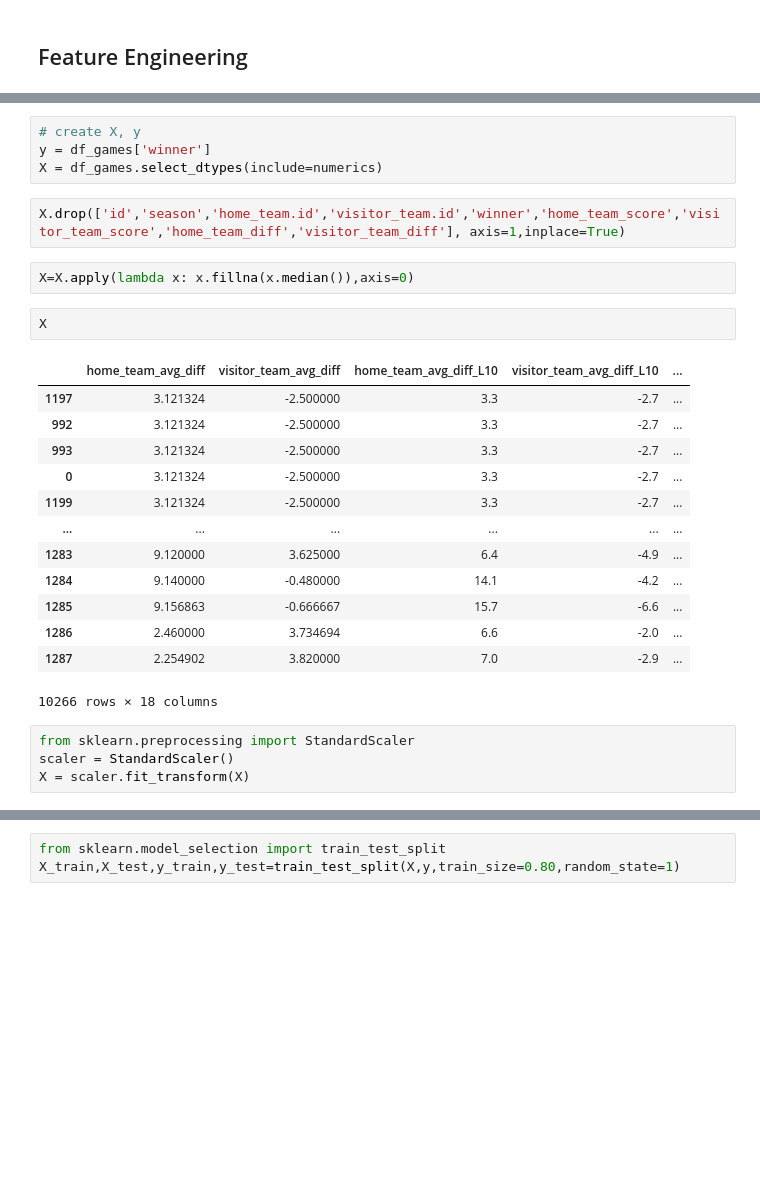
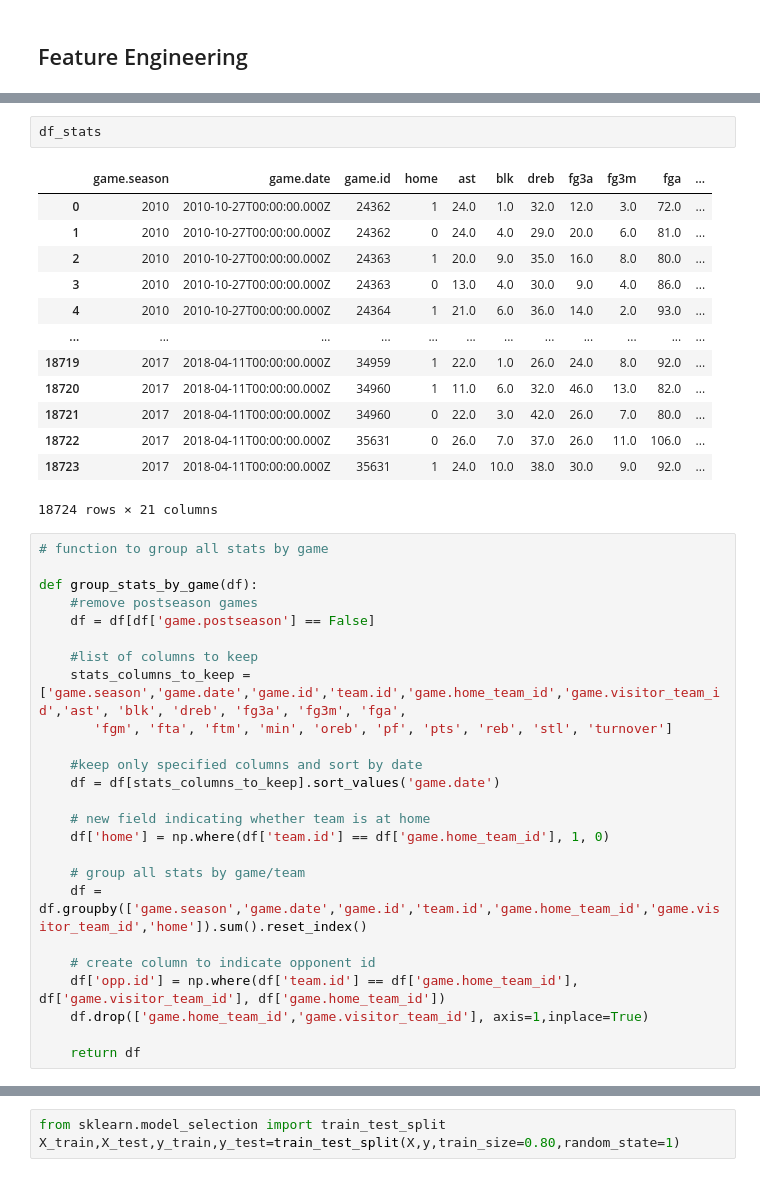
Before and after one commit to kyletsang0/LHL-Final-NBA-Predictor, a Jupyter notebook: NBA Predictor.ipynb, the cells around one changed output, grey strips where cells are left out. Drawn from its saved outputs; the diff is of its cells as text; blank space fills up the shorter version.

```diff
--- a/NBA Predictor.ipynb
+++ b/NBA Predictor.ipynb
@@ -174,28 +103,41 @@ numerics = ['int16', 'int32', 'int64', 'float16', 'float32', 'float64']
-# %%
-# create X, y
-y = df_games['winner']
-X = df_games.select_dtypes(include=numerics)
-# %%
-X.drop(['id','season','home_team.id','visitor_team.id','winner','home_team_score','visitor_team_score','home_team_diff','visitor_team_diff'], axis=1,inplace=True)
-# %%
-X=X.apply(lambda x: x.fillna(x.median()),axis=0)
-# %%
-X
-# %% [output]
-|  | home_team_avg_diff | visitor_team_avg_diff | home_team_avg_diff_L10 | visitor_team_avg_diff_L10 | ... |
-| 1197 | 3.121324 | -2.500000 | 3.3 | -2.7 | ... |
-| 992 | 3.121324 | -2.500000 | 3.3 | -2.7 | ... |
-| 993 | 3.121324 | -2.500000 | 3.3 | -2.7 | ... |
-| 0 | 3.121324 | -2.500000 | 3.3 | -2.7 | ... |
-| 1199 | 3.121324 | -2.500000 | 3.3 | -2.7 | ... |
-| ... | ... | ... | ... | ... | ... |
-| 1283 | 9.120000 | 3.625000 | 6.4 | -4.9 | ... |
-| 1284 | 9.140000 | -0.480000 | 14.1 | -4.2 | ... |
-| 1285 | 9.156863 | -0.666667 | 15.7 | -6.6 | ... |
-| 1286 | 2.460000 | 3.734694 | 6.6 | -2.0 | ... |
-| 1287 | 2.254902 | 3.820000 | 7.0 | -2.9 | ... |
-10266 rows × 18 columns
-# %%
-from sklearn.preprocessing import StandardScaler
-scaler = StandardScaler()
-X = scaler.fit_transform(X)
+# %%
+df_stats
+# %% [output]
+|  | game.season | game.date | game.id | home | ast | blk | dreb | fg3a | fg3m | fga | ... |
+| 0 | 2010 | 2010-10-27T00:00:00.000Z | 24362 | 1 | 24.0 | 1.0 | 32.0 | 12.0 | 3.0 | 72.0 | ... |
+| 1 | 2010 | 2010-10-27T00:00:00.000Z | 24362 | 0 | 24.0 | 4.0 | 29.0 | 20.0 | 6.0 | 81.0 | ... |
+| 2 | 2010 | 2010-10-27T00:00:00.000Z | 24363 | 1 | 20.0 | 9.0 | 35.0 | 16.0 | 8.0 | 80.0 | ... |
+| 3 | 2010 | 2010-10-27T00:00:00.000Z | 24363 | 0 | 13.0 | 4.0 | 30.0 | 9.0 | 4.0 | 86.0 | ... |
+| 4 | 2010 | 2010-10-27T00:00:00.000Z | 24364 | 1 | 21.0 | 6.0 | 36.0 | 14.0 | 2.0 | 93.0 | ... |
+| ... | ... | ... | ... | ... | ... | ... | ... | ... | ... | ... | ... |
+| 18719 | 2017 | 2018-04-11T00:00:00.000Z | 34959 | 1 | 22.0 | 1.0 | 26.0 | 24.0 | 8.0 | 92.0 | ... |
+| 18720 | 2017 | 2018-04-11T00:00:00.000Z | 34960 | 1 | 11.0 | 6.0 | 32.0 | 46.0 | 13.0 | 82.0 | ... |
+| 18721 | 2017 | 2018-04-11T00:00:00.000Z | 34960 | 0 | 22.0 | 3.0 | 42.0 | 26.0 | 7.0 | 80.0 | ... |
+| 18722 | 2017 | 2018-04-11T00:00:00.000Z | 35631 | 0 | 26.0 | 7.0 | 37.0 | 26.0 | 11.0 | 106.0 | ... |
+| 18723 | 2017 | 2018-04-11T00:00:00.000Z | 35631 | 1 | 24.0 | 10.0 | 38.0 | 30.0 | 9.0 | 92.0 | ... |
+18724 rows × 21 columns
+# %%
+# function to group all stats by game
+
+def group_stats_by_game(df):
+    #remove postseason games
+    df = df[df['game.postseason'] == False]
+
+    #list of columns to keep
+    stats_columns_to_keep = ['game.season','game.date','game.id','team.id','game.home_team_id','game.visitor_team_id','ast', 'blk', 'dreb', 'fg3a', 'fg3m', 'fga',
+       'fgm', 'fta', 'ftm', 'min', 'oreb', 'pf', 'pts', 'reb', 'stl', 'turnover']
+
+    #keep only specified columns and sort by date
+    df = df[stats_columns_to_keep].sort_values('game.date')
+
+    # new field indicating whether team is at home
+    df['home'] = np.where(df['team.id'] == df['game.home_team_id'], 1, 0)
+
+    # group all stats by game/team
+    df = df.groupby(['game.season','game.date','game.id','team.id','game.home_team_id','game.visitor_team_id','home']).sum().reset_index()
+
+    # create column to indicate opponent id
+    df['opp.id'] = np.where(df['team.id'] == df['game.home_team_id'], df['game.visitor_team_id'], df['game.home_team_id'])
+    df.drop(['game.home_team_id','game.visitor_team_id'], axis=1,inplace=True)
+
+    return df
```
Also changed, not shown: parts of 46 cells of this notebook.
